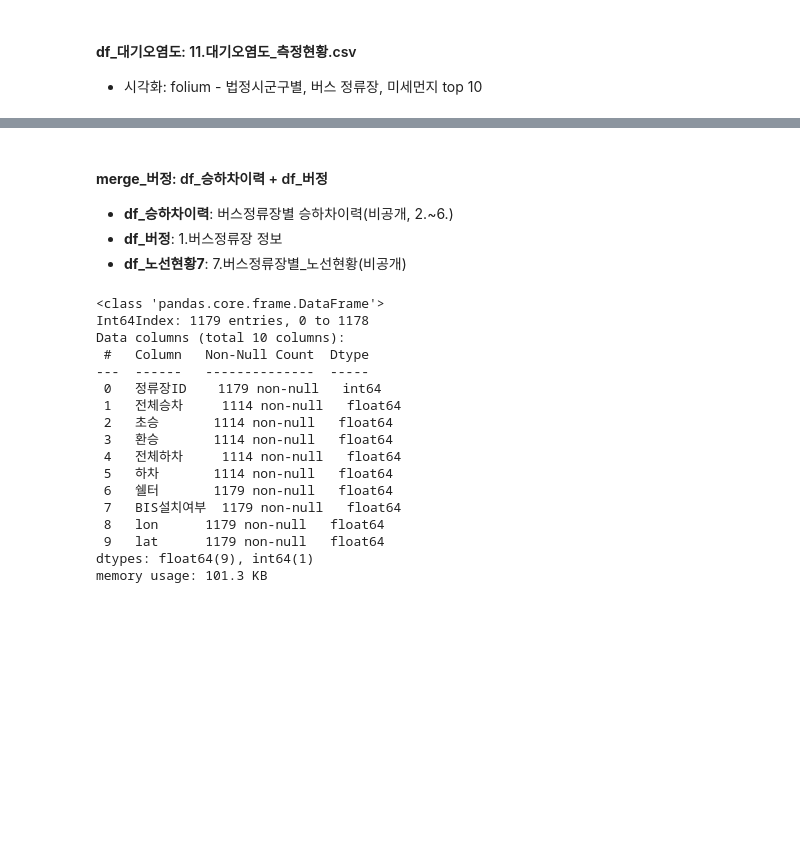
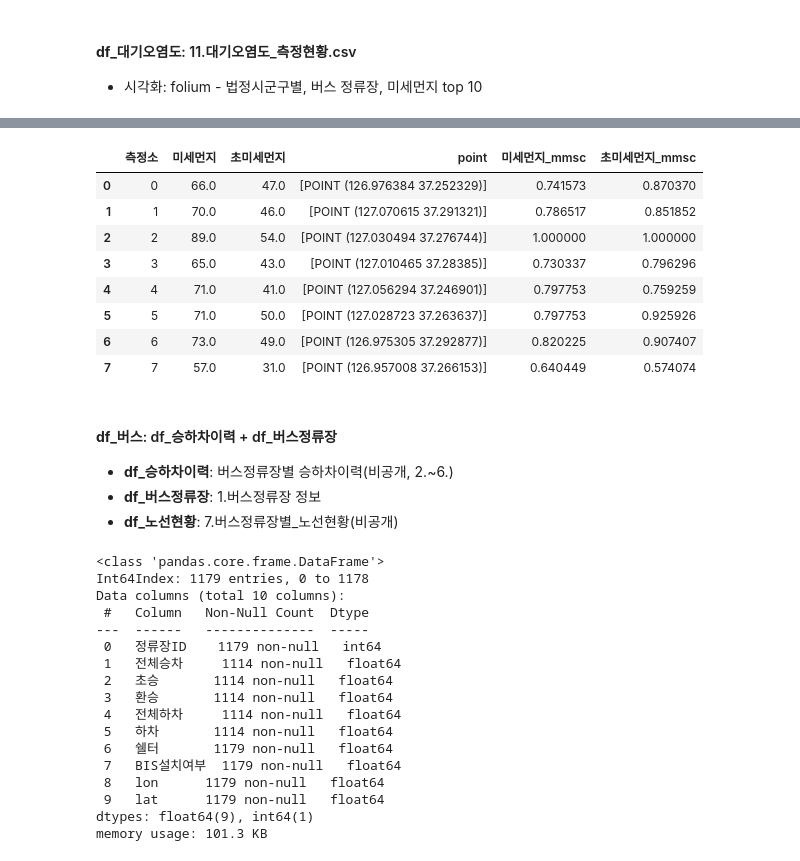
Before and after one commit to eruru0411/DL_Study, a Jupyter notebook: LH.ipynb, the cells around one changed output, grey strips where cells are left out. Drawn from its saved outputs; the diff is of its cells as text; code cells hidden in the pictures; blank space fills up the shorter version.

Commit message:
Colaboratory を使用して作成しました

```diff
--- a/LH.ipynb
+++ b/LH.ipynb
@@ -620,0 +414,7 @@ df_대기오염도 = df_대기오염도.sort_values(by='미세먼지'  , ascendi
+# %%
+df_대기오염   = pd.read_csv(colab_path + "11.대기오염도_측정현황_mod(utf-8).csv", usecols=['측정소', '미세먼지', '초미세먼지', 'lon', 'lat'])
+df_대기오염.info()
+
+#설치전 null값 -> 0으로 처리
+df_대기오염 = df_대기오염.fillna(0)
+# df_대기오염.head()
@@ -620,0 +452,6 @@ df_대기오염도 = df_대기오염도.sort_values(by='미세먼지'  , ascendi
+# %%
+ap_place = {}
+for n in range(len(df_대기오염.측정소.unique())):
+    ap_place[df_대기오염.측정소.unique()[n]] = n
+
+ap_place
@@ -620,0 +467,3 @@ df_대기오염도 = df_대기오염도.sort_values(by='미세먼지'  , ascendi
+# %%
+df_대기오염['측정소'] = df_대기오염['측정소'].apply(lambda x : ap_place[x])
+df_대기오염.head()
@@ -620,0 +477,3 @@ df_대기오염도 = df_대기오염도.sort_values(by='미세먼지'  , ascendi
+# %%
+df_대기오염 = df_대기오염.groupby('측정소').max().reset_index()
+df_대기오염
@@ -621,5 +490,23 @@ df_대기오염도 = df_대기오염도.sort_values(by='미세먼지'  , ascendi
+# %%
+col = ['미세먼지', '초미세먼지']
+
+n_col = [i+'_mmsc' for i in col]
+
+for i in range(len(col)):
+    df_대기오염[n_col[i]] = df_대기오염[col[i]] / df_대기오염[col[i]].max()
+df_대기오염
+# %% [output]
+|  | 측정소 | 미세먼지 | 초미세먼지 | point | 미세먼지_mmsc | 초미세먼지_mmsc |
+| 0 | 0 | 66.0 | 47.0 | [POINT (126.976384 37.252329)] | 0.741573 | 0.870370 |
+| 1 | 1 | 70.0 | 46.0 | [POINT (127.070615 37.291321)] | 0.786517 | 0.851852 |
+| 2 | 2 | 89.0 | 54.0 | [POINT (127.030494 37.276744)] | 1.000000 | 1.000000 |
+| 3 | 3 | 65.0 | 43.0 | [POINT (127.010465 37.28385)] | 0.730337 | 0.796296 |
+| 4 | 4 | 71.0 | 41.0 | [POINT (127.056294 37.246901)] | 0.797753 | 0.759259 |
+| 5 | 5 | 71.0 | 50.0 | [POINT (127.028723 37.263637)] | 0.797753 | 0.925926 |
+| 6 | 6 | 73.0 | 49.0 | [POINT (126.975305 37.292877)] | 0.820225 | 0.907407 |
+| 7 | 7 | 57.0 | 31.0 | [POINT (126.957008 37.266153)] | 0.640449 | 0.574074 |
 # %% [markdown]
-#### <b>merge_버정</b>: df_승하차이력 + df_버정
+#### <b>df_버스</b>: df_승하차이력 + df_버스정류장
 - <b>df_승하차이력</b>: 버스정류장별 승하차이력(비공개, 2.~6.)
-- <b>df_버정</b>: 1.버스정류장 정보
-- <b>df_노선현황7</b>: 7.버스정류장별_노선현황(비공개)
+- <b>df_버스정류장</b>: 1.버스정류장 정보
+- <b>df_노선현황</b>: 7.버스정류장별_노선현황(비공개)
```
Also changed, not shown: parts of 107 cells of this notebook.
